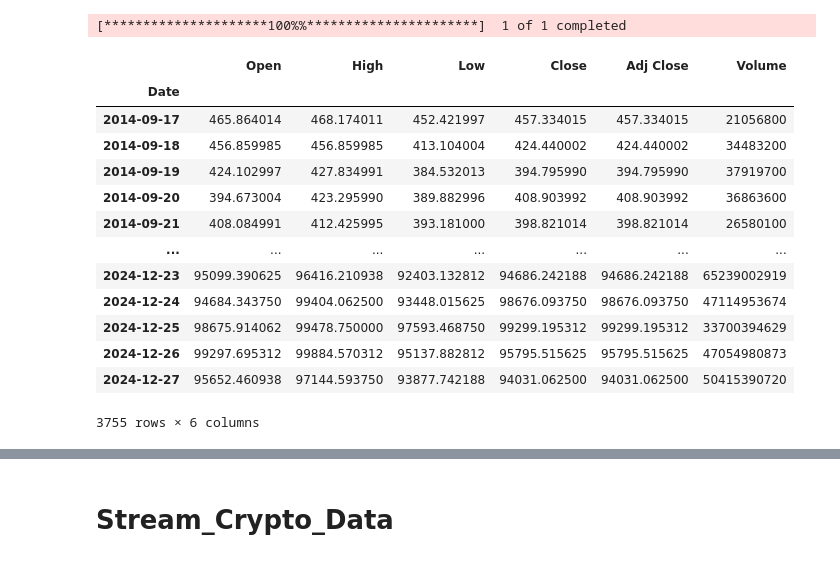
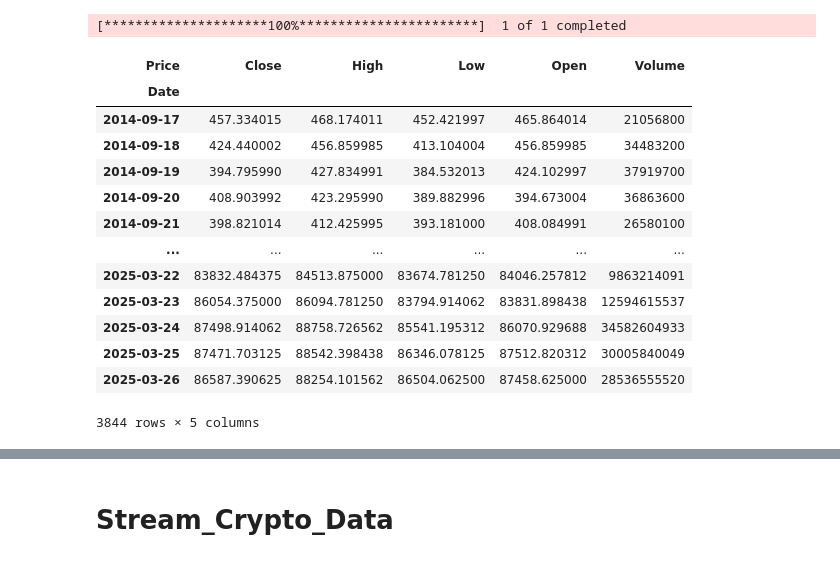
Before and after one commit to Ivo196/Chronos-T5-Large, a Jupyter notebook: data.ipynb, the cells around one changed output, grey strips where cells are left out. Saved outputs shown, nothing was run; the diff lists cells and outputs as text; code cells hidden in the pictures.

```diff
--- a/data.ipynb
+++ b/data.ipynb
@@ -1,27 +1,29 @@
 # %%
 import yfinance as yf
 
 token = 'BTC-USD'
 # start_date = '2015-01-01'
 
 data = yf.download(token, interval='1d')
+data = data.droplevel('Ticker', axis=1)
+data.to_csv('data/BTC-USD.csv')
 data
 # %% [output]
-[*********************100%%**********************]  1 of 1 completed
+[*********************100%***********************]  1 of 1 completed
-|  | Open | High | Low | Close | Adj Close | Volume |
-| Date |  |  |  |  |  |  |
-| 2014-09-17 | 465.864014 | 468.174011 | 452.421997 | 457.334015 | 457.334015 | 21056800 |
-| 2014-09-18 | 456.859985 | 456.859985 | 413.104004 | 424.440002 | 424.440002 | 34483200 |
-| 2014-09-19 | 424.102997 | 427.834991 | 384.532013 | 394.795990 | 394.795990 | 37919700 |
-| 2014-09-20 | 394.673004 | 423.295990 | 389.882996 | 408.903992 | 408.903992 | 36863600 |
-| 2014-09-21 | 408.084991 | 412.425995 | 393.181000 | 398.821014 | 398.821014 | 26580100 |
-| ... | ... | ... | ... | ... | ... | ... |
-| 2024-12-23 | 95099.390625 | 96416.210938 | 92403.132812 | 94686.242188 | 94686.242188 | 65239002919 |
-| 2024-12-24 | 94684.343750 | 99404.062500 | 93448.015625 | 98676.093750 | 98676.093750 | 47114953674 |
-| 2024-12-25 | 98675.914062 | 99478.750000 | 97593.468750 | 99299.195312 | 99299.195312 | 33700394629 |
-| 2024-12-26 | 99297.695312 | 99884.570312 | 95137.882812 | 95795.515625 | 95795.515625 | 47054980873 |
-| 2024-12-27 | 95652.460938 | 97144.593750 | 93877.742188 | 94031.062500 | 94031.062500 | 50415390720 |
+| Price | Close | High | Low | Open | Volume |
+| Date |  |  |  |  |  |
+| 2014-09-17 | 457.334015 | 468.174011 | 452.421997 | 465.864014 | 21056800 |
+| 2014-09-18 | 424.440002 | 456.859985 | 413.104004 | 456.859985 | 34483200 |
+| 2014-09-19 | 394.795990 | 427.834991 | 384.532013 | 424.102997 | 37919700 |
+| 2014-09-20 | 408.903992 | 423.295990 | 389.882996 | 394.673004 | 36863600 |
+| 2014-09-21 | 398.821014 | 412.425995 | 393.181000 | 408.084991 | 26580100 |
+| ... | ... | ... | ... | ... | ... |
+| 2025-03-22 | 83832.484375 | 84513.875000 | 83674.781250 | 84046.257812 | 9863214091 |
+| 2025-03-23 | 86054.375000 | 86094.781250 | 83794.914062 | 83831.898438 | 12594615537 |
+| 2025-03-24 | 87498.914062 | 88758.726562 | 85541.195312 | 86070.929688 | 34582604933 |
+| 2025-03-25 | 87471.703125 | 88542.398438 | 86346.078125 | 87512.820312 | 30005840049 |
+| 2025-03-26 | 86587.390625 | 88254.101562 | 86504.062500 | 87458.625000 | 28536555520 |
-3755 rows × 6 columns
+3844 rows × 5 columns
 # %%
 import pandas as pd
 import talib
```
Also changed, not shown: parts of 1 cell of this notebook, 2 other files.
